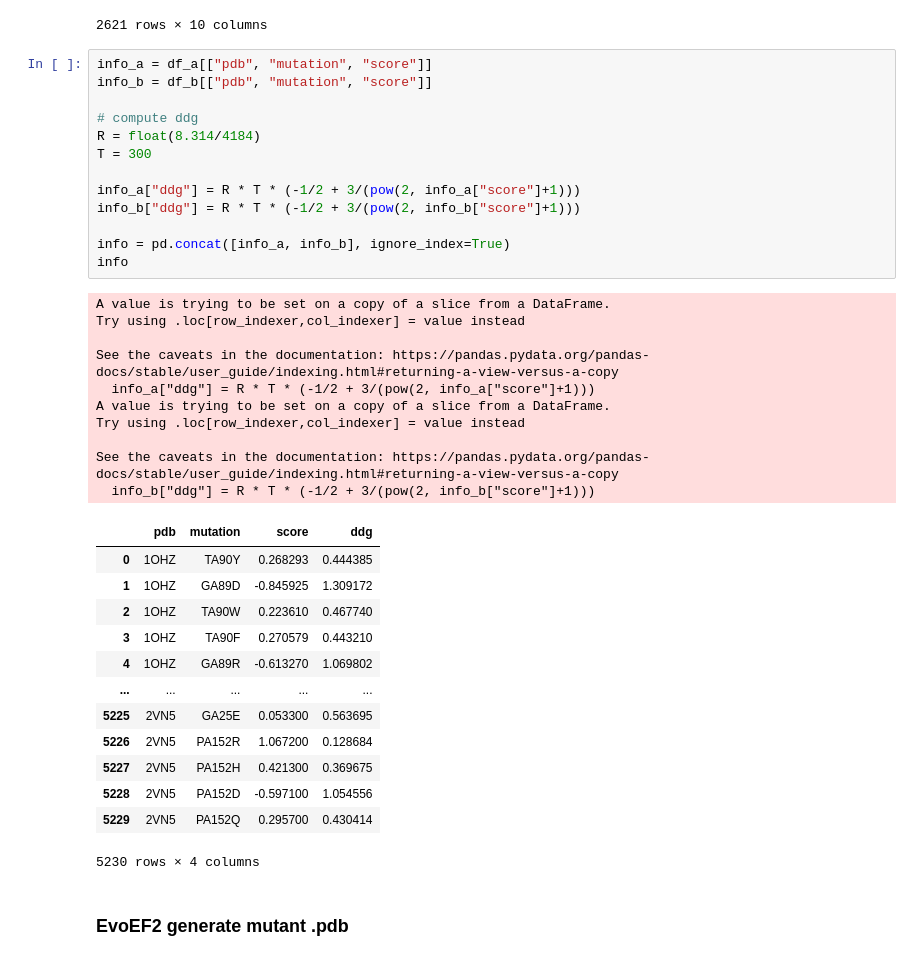
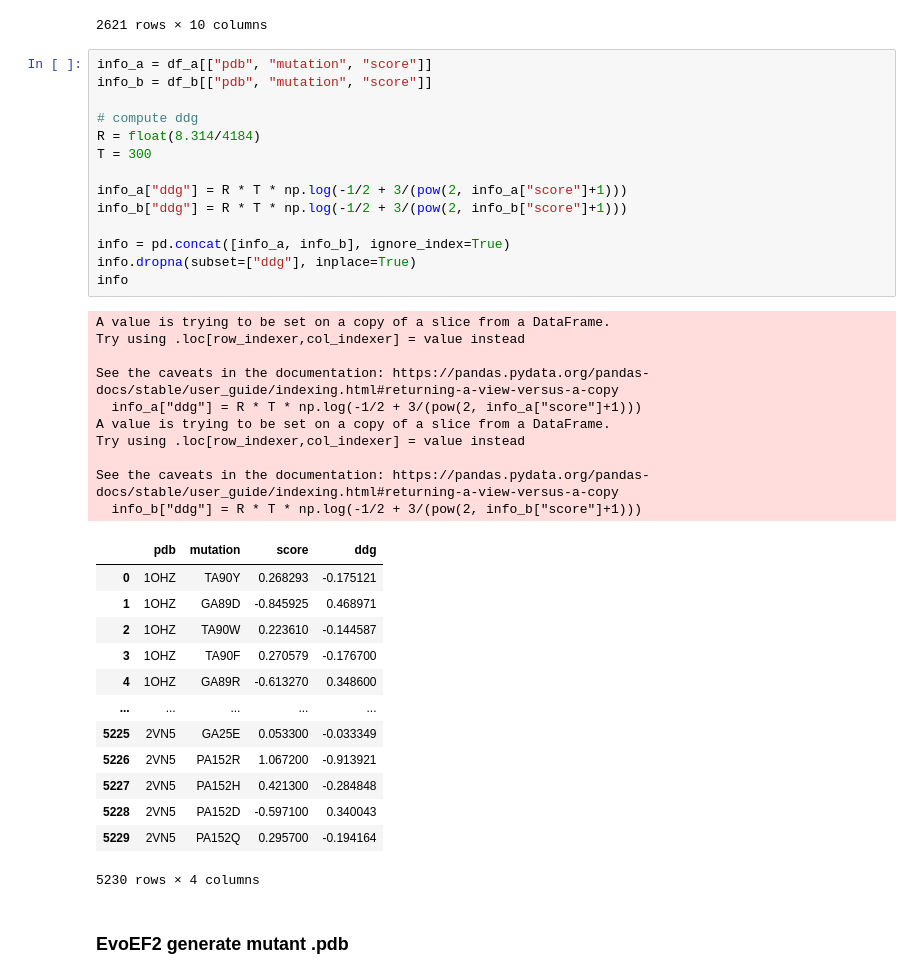
Before and after one commit to ZouJoelin/GPSite_Siamese, a Jupyter notebook: data_process_mavedb.ipynb, the cells around one changed output. Cells and saved outputs as stored; diff of their text form.

```diff
--- a/data_process_mavedb.ipynb
+++ b/data_process_mavedb.ipynb
@@ -187,39 +222,40 @@ df_b
 # %%
 info_a = df_a[["pdb", "mutation", "score"]]
 info_b = df_b[["pdb", "mutation", "score"]]
 
 # compute ddg
 R = float(8.314/4184)
 T = 300
 
-info_a["ddg"] = R * T * (-1/2 + 3/(pow(2, info_a["score"]+1)))
-info_b["ddg"] = R * T * (-1/2 + 3/(pow(2, info_b["score"]+1)))
+info_a["ddg"] = R * T * np.log(-1/2 + 3/(pow(2, info_a["score"]+1)))
+info_b["ddg"] = R * T * np.log(-1/2 + 3/(pow(2, info_b["score"]+1)))
 
 info = pd.concat([info_a, info_b], ignore_index=True)
+info.dropna(subset=["ddg"], inplace=True)
 info
 # %% [output]
 A value is trying to be set on a copy of a slice from a DataFrame.
 Try using .loc[row_indexer,col_indexer] = value instead
 
 See the caveats in the documentation: https://pandas.pydata.org/pandas-docs/stable/user_guide/indexing.html#returning-a-view-versus-a-copy
-  info_a["ddg"] = R * T * (-1/2 + 3/(pow(2, info_a["score"]+1)))
+  info_a["ddg"] = R * T * np.log(-1/2 + 3/(pow(2, info_a["score"]+1)))
 A value is trying to be set on a copy of a slice from a DataFrame.
 Try using .loc[row_indexer,col_indexer] = value instead
 
 See the caveats in the documentation: https://pandas.pydata.org/pandas-docs/stable/user_guide/indexing.html#returning-a-view-versus-a-copy
-  info_b["ddg"] = R * T * (-1/2 + 3/(pow(2, info_b["score"]+1)))
+  info_b["ddg"] = R * T * np.log(-1/2 + 3/(pow(2, info_b["score"]+1)))
 |  | pdb | mutation | score | ddg |
-| 0 | 1OHZ | TA90Y | 0.268293 | 0.444385 |
-| 1 | 1OHZ | GA89D | -0.845925 | 1.309172 |
-| 2 | 1OHZ | TA90W | 0.223610 | 0.467740 |
-| 3 | 1OHZ | TA90F | 0.270579 | 0.443210 |
-| 4 | 1OHZ | GA89R | -0.613270 | 1.069802 |
+| 0 | 1OHZ | TA90Y | 0.268293 | -0.175121 |
+| 1 | 1OHZ | GA89D | -0.845925 | 0.468971 |
+| 2 | 1OHZ | TA90W | 0.223610 | -0.144587 |
+| 3 | 1OHZ | TA90F | 0.270579 | -0.176700 |
+| 4 | 1OHZ | GA89R | -0.613270 | 0.348600 |
 | ... | ... | ... | ... | ... |
-| 5225 | 2VN5 | GA25E | 0.053300 | 0.563695 |
-| 5226 | 2VN5 | PA152R | 1.067200 | 0.128684 |
-| 5227 | 2VN5 | PA152H | 0.421300 | 0.369675 |
-| 5228 | 2VN5 | PA152D | -0.597100 | 1.054556 |
-| 5229 | 2VN5 | PA152Q | 0.295700 | 0.430414 |
+| 5225 | 2VN5 | GA25E | 0.053300 | -0.033349 |
+| 5226 | 2VN5 | PA152R | 1.067200 | -0.913921 |
+| 5227 | 2VN5 | PA152H | 0.421300 | -0.284848 |
+| 5228 | 2VN5 | PA152D | -0.597100 | 0.340043 |
+| 5229 | 2VN5 | PA152Q | 0.295700 | -0.194164 |
 5230 rows × 4 columns
 # %% [markdown]
 ### EvoEF2 generate mutant .pdb
```
Also changed, not shown: parts of 12 cells of this notebook, 10 other files.
